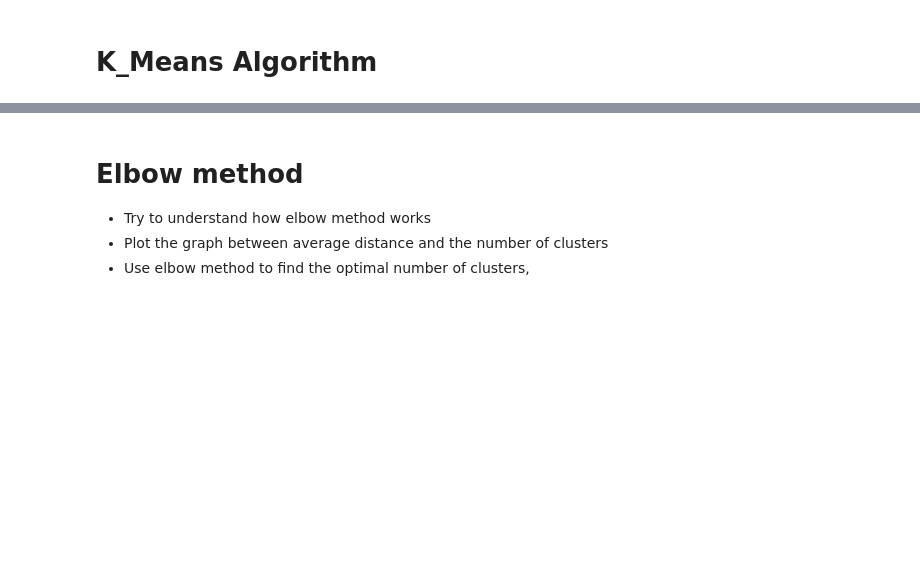
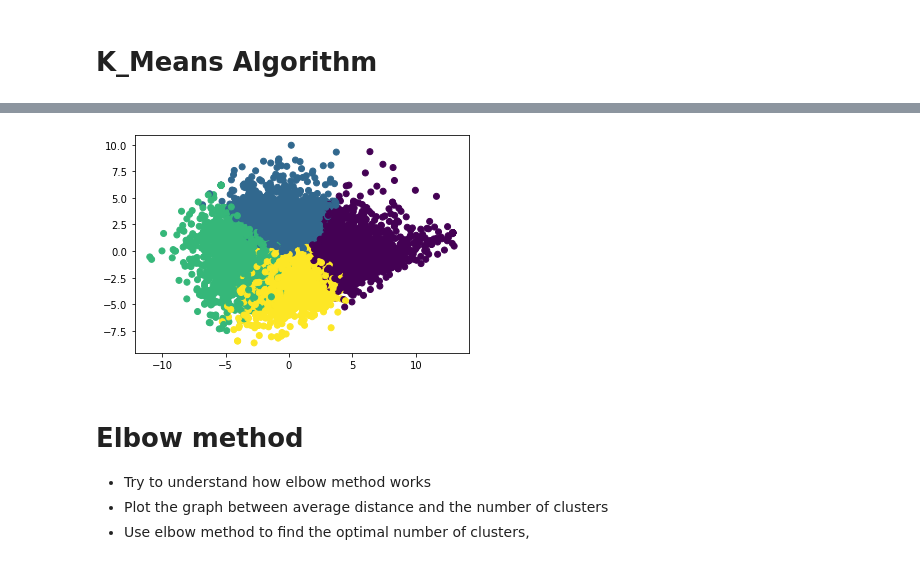
Before and after one commit to spashal/SMAI, a Jupyter notebook: Assignment2/rollnumber_Assignment2_Q1.ipynb, the cells around one changed output, grey strips where cells are left out. Drawn from its saved outputs; the diff is of its cells as text; code cells hidden in the pictures; blank space fills up the shorter version.

```diff
--- a/Assignment2/rollnumber_Assignment2_Q1.ipynb
+++ b/Assignment2/rollnumber_Assignment2_Q1.ipynb
@@ -198,5 +255,10 @@ SyntaxError: invalid syntax (182033706.py, line 22)
 # %%
 #code for visualisation of clusters
+
+plot = plt.scatter(x[:, 0], x[:, 1], c = kmeans.labels_)
+plt.show()
+# %% [output]
+[figure, added]
 # %% [markdown]
 # Elbow method
 
```
Also changed, not shown: parts of 13 cells of this notebook.
